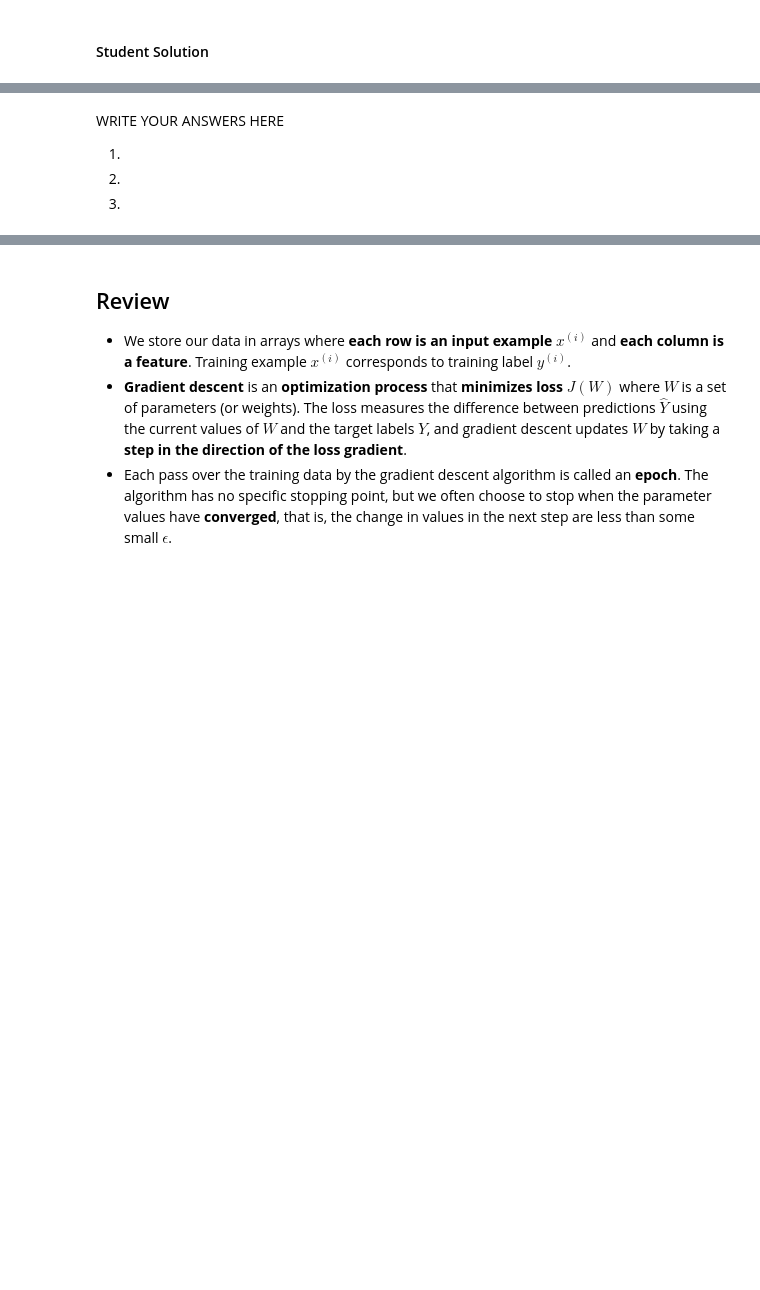
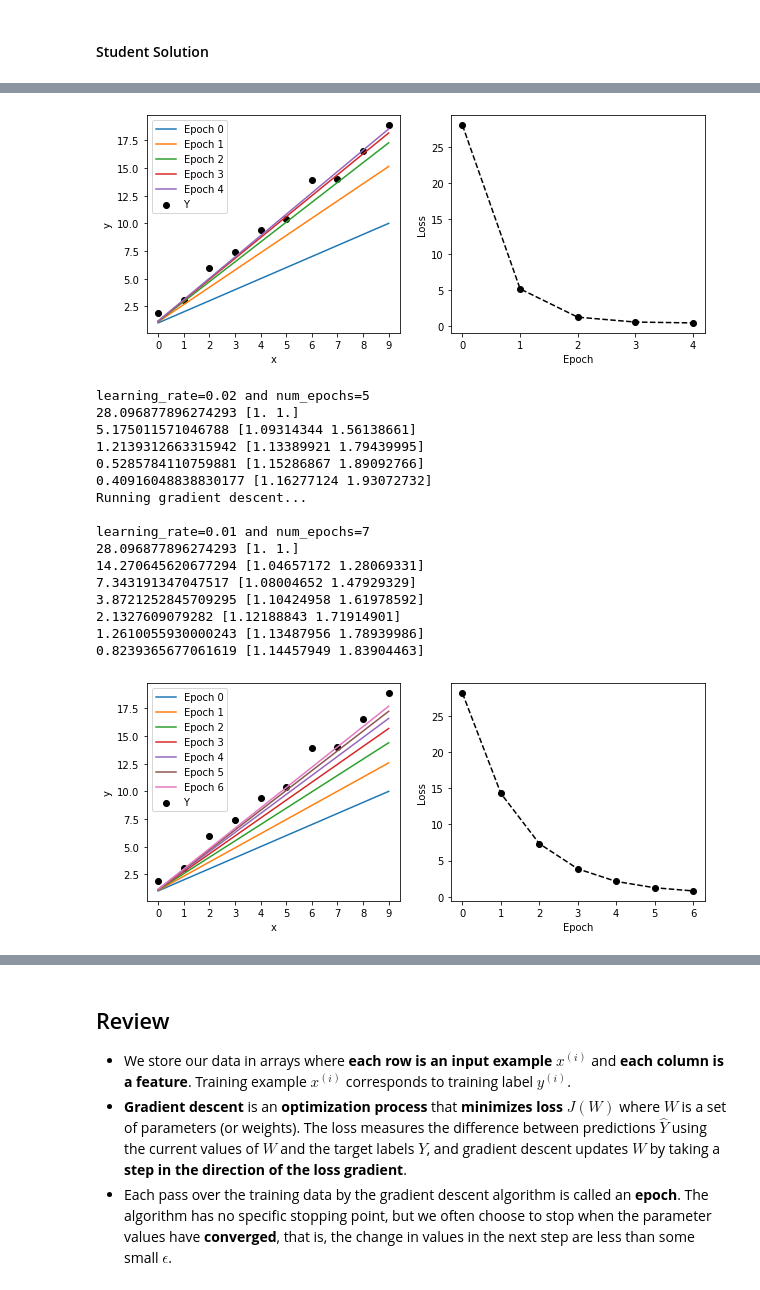
Before and after one commit to vhr1975/datasciw207, a Jupyter notebook: Homework/02 Linear Regression.ipynb, the cells around one changed output, grey strips where cells are left out. Drawn from its saved outputs; the diff is of its cells as text; code cells hidden in the pictures; blank space fills up the shorter version.

```diff
--- a/Homework/02 Linear Regression.ipynb
+++ b/Homework/02 Linear Regression.ipynb
@@ -447,6 +431,39 @@ SyntaxError: keyword argument repeated: losses (Temp/ipykernel_24880/3295456303.
-# %% [markdown]
-WRITE YOUR ANSWERS HERE
-
-1.
-2.
-3.
+# %%
+# YOUR CODE HERE
+
+# def plot_learning(inputs, outputs, weights, losses):
+plot_learning(inputs = X_with_1s, outputs = Y, weights = weights, losses = losses)
+
+print("learning_rate=0.02 and num_epochs=5")
+for W, loss in zip(weights, losses):
+      print(loss, W)
+
+print('Running gradient descent...')
+weights, losses = gradient_descent(X_with_1s, Y, learning_rate=0.01,
+                                   num_epochs=7)
+print(" ")
+print("learning_rate=0.01 and num_epochs=7")
+for W, loss in zip(weights, losses):
+      print(loss, W)
+
+# def plot_learning(inputs, outputs, weights, losses):
+plot_learning(inputs = X_with_1s, outputs = Y, weights = weights, losses = losses)
+# %% [output]
+[figure, added]
+learning_rate=0.02 and num_epochs=5
+28.096877896274293 [1. 1.]
+5.175011571046788 [1.09314344 1.56138661]
+1.2139312663315942 [1.13389921 1.79439995]
+0.5285784110759881 [1.15286867 1.89092766]
+0.40916048838830177 [1.16277124 1.93072732]
+Running gradient descent...
+
+learning_rate=0.01 and num_epochs=7
+28.096877896274293 [1. 1.]
+14.270645620677294 [1.04657172 1.28069331]
+7.343191347047517 [1.08004652 1.47929329]
+3.8721252845709295 [1.10424958 1.61978592]
+2.1327609079282 [1.12188843 1.71914901]
+1.2610055930000243 [1.13487956 1.78939986]
+0.8239365677061619 [1.14457949 1.83904463]
+[figure, added]
```
Also changed, not shown: parts of 4 cells of this notebook.
